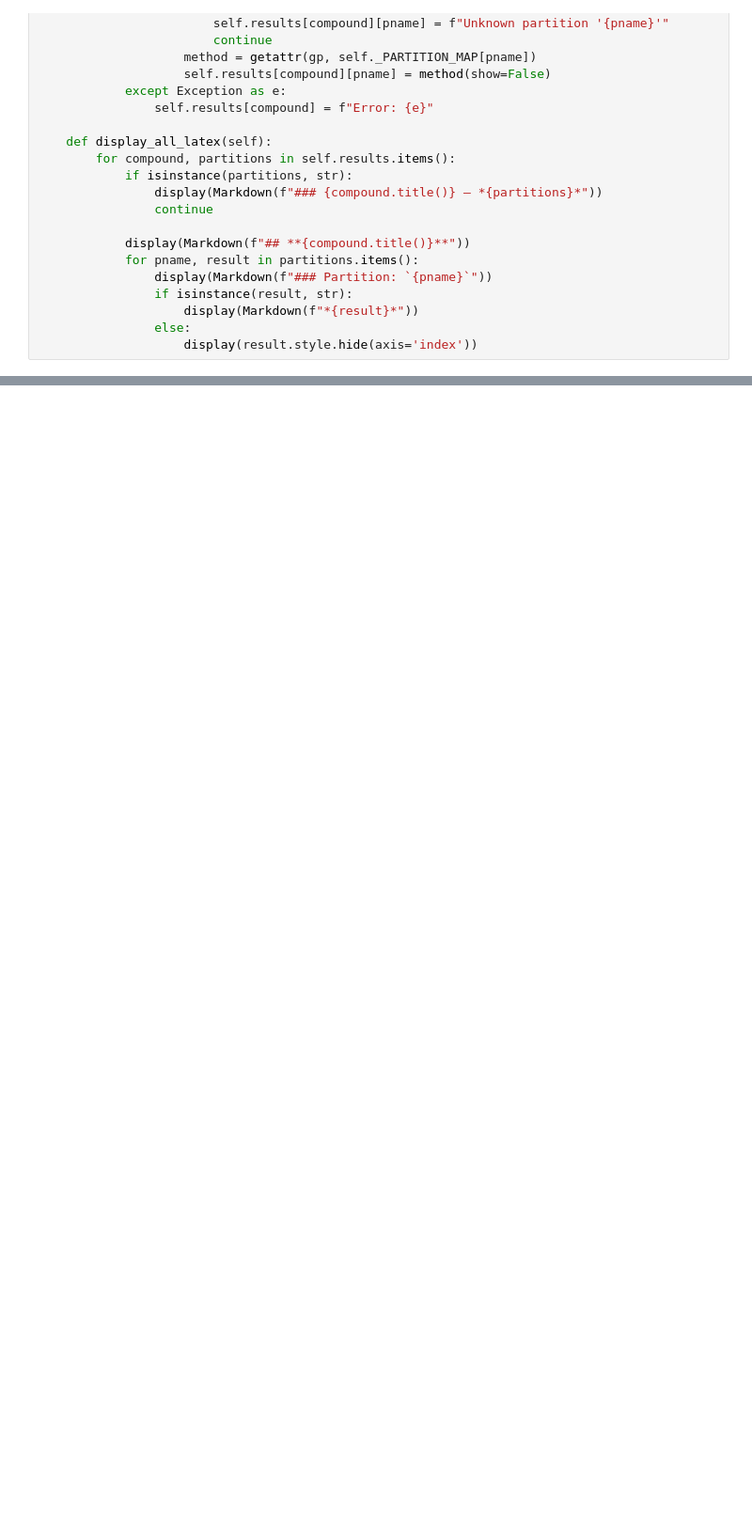
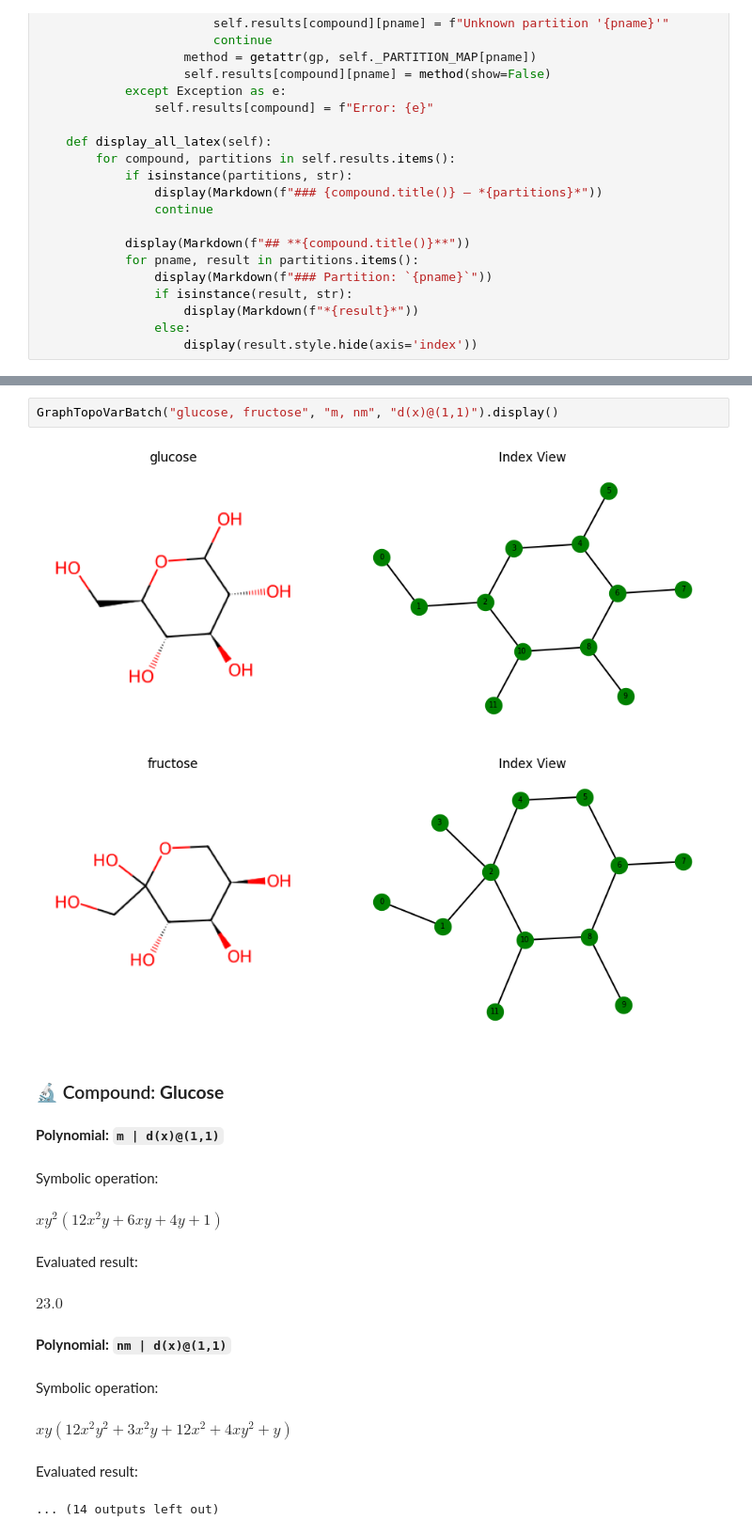
Before and after one commit to fresnel-uv/topological_polynomials, a Jupyter notebook: graph_polynomials/graph_polynomials_rev.ipynb, the cells around one changed output, grey strips where cells are left out. Shown: that part at 94% size. Cells and saved outputs as stored; diff of their text form; blank space fills up the shorter version.

```diff
--- a/graph_polynomials/graph_polynomials_rev.ipynb
+++ b/graph_polynomials/graph_polynomials_rev.ipynb
@@ -1203,0 +1418,16 @@ GraphPartitionBatch("benzene", "degree, eccentricity").display_all_latex()
+# %%
+GraphTopoVarBatch("glucose, fructose", "m, nm", "d(x)@(1,1)").display()
+# %% [output]
+[figure, added]
+[figure, added]
+### 🔬 Compound: **Glucose**
+**Polynomial: `m | d(x)@(1,1)`**
+Symbolic operation:
+$\displaystyle x y^{2} \left(12 x^{2} y + 6 x y + 4 y + 1\right)$
+Evaluated result:
+$\displaystyle 23.0$
+**Polynomial: `nm | d(x)@(1,1)`**
+Symbolic operation:
+$\displaystyle x y \left(12 x^{2} y^{2} + 3 x^{2} y + 12 x^{2} + 4 x y^{2} + y\right)$
+Evaluated result:
+... (14 outputs left out)
```
Also changed, not shown: parts of 19 cells of this notebook, 2 other files.
